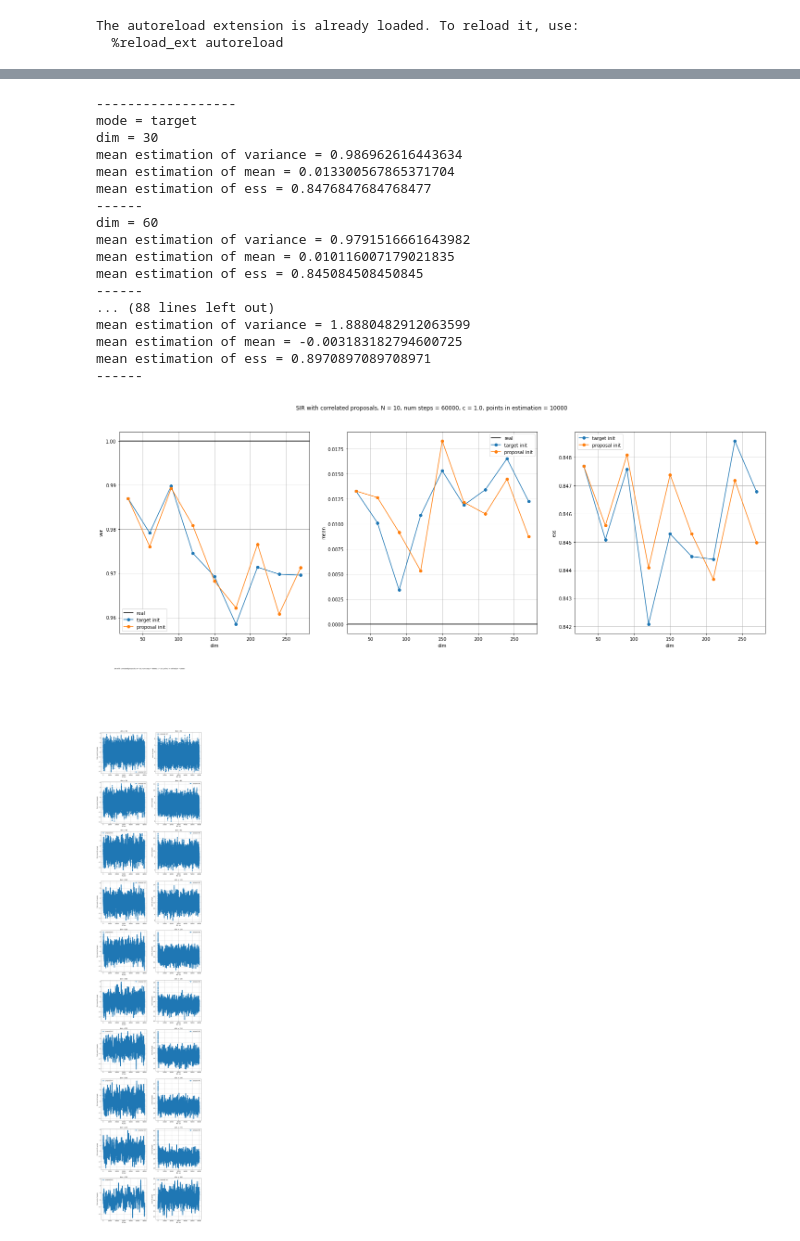
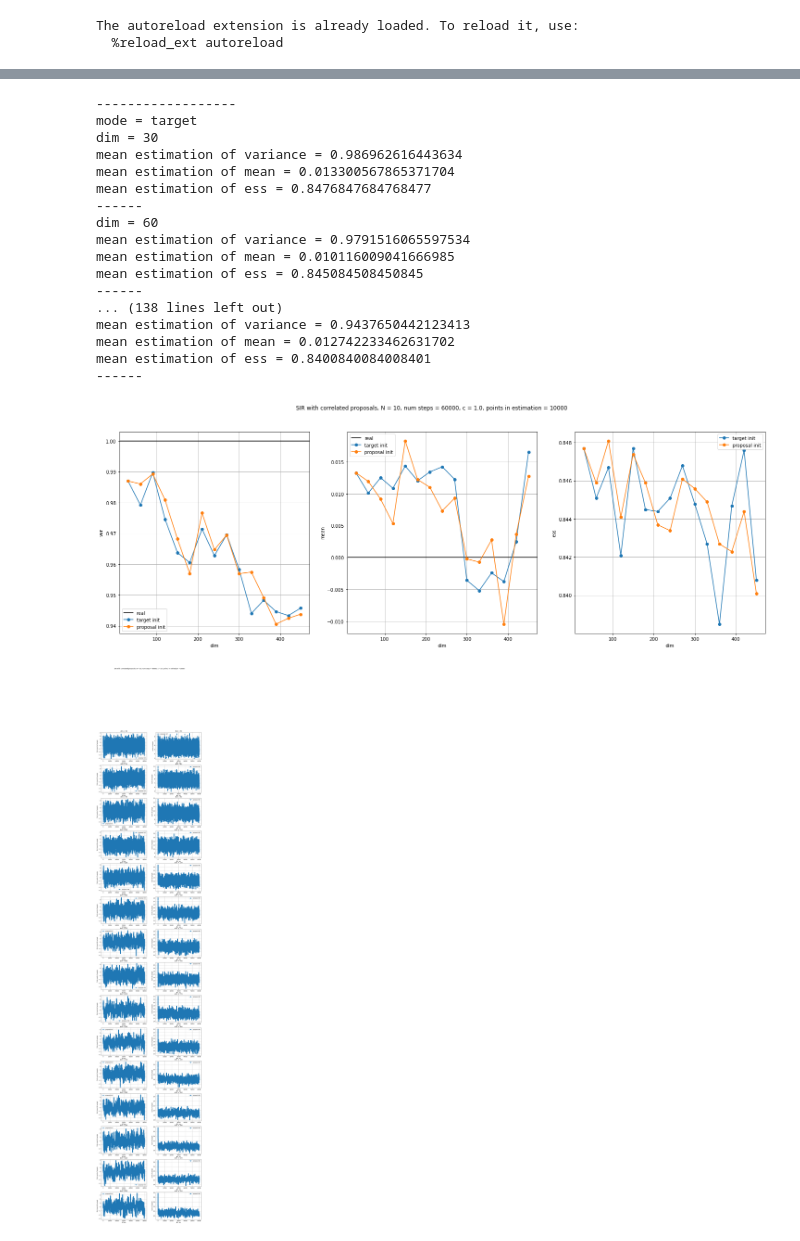
Before and after one commit to premolab/gans_sampling, a Jupyter notebook: notebooks/known_target.ipynb, the cells around one changed output, grey strips where cells are left out. Saved outputs shown, nothing was run; the diff lists cells and outputs as text; code cells hidden in the pictures.

```diff
--- a/notebooks/known_target.ipynb
+++ b/notebooks/known_target.ipynb
@@ -78,7 +83,7 @@ mean estimation of mean = 0.09586745500564575
 mean estimation of ess = 0.0
 ------
 # %%
-fig, axs = plt.subplots(ncols=3, nrows=1, figsize=(25, 10))
+fig, axs = plt.subplots(ncols=3, nrows=1, figsize=(25, 8))
 name = f'SIR with independent proposals, N = {N}, num steps = {n_steps}, points in estimation = {num_points_in_chain}'
 fig.suptitle(name)
 
@@ -143,5 +148,5 @@ plt.show()
 # %%
-dim_arr = [30*(i + 1) for i in range(10)]
+dim_arr = [30*(i + 1) for i in range(15)]
 var_proposal = 2.0
 var_target = 1.0
 scale_proposal = var_proposal ** 0.5
@@ -177,14 +182,14 @@ mean estimation of mean = 0.013300567865371704
 mean estimation of ess = 0.8476847684768477
 ------
 dim = 60
-mean estimation of variance = 0.9791516661643982
-mean estimation of mean = 0.010116007179021835
+mean estimation of variance = 0.9791516065597534
+mean estimation of mean = 0.010116009041666985
 mean estimation of ess = 0.845084508450845
 ------
-... (88 lines left out)
-mean estimation of variance = 1.8880482912063599
-mean estimation of mean = -0.003183182794600725
-mean estimation of ess = 0.8970897089708971
+... (138 lines left out)
+mean estimation of variance = 0.9437650442123413
+mean estimation of mean = 0.012742233462631702
+mean estimation of ess = 0.8400840084008401
 ------
 # %%
 fig, axs = plt.subplots(ncols=3, nrows=1, figsize=(25, 8))
@@ -204,8 +209,8 @@ axs[2].set_ylabel('ess')
 
 modes_to_plot = ['mean_var', 'mean_loc', 'ess']
 for i, mode in enumerate(modes_to_plot):
-    axs[i].plot(dim_arr[:-1], results_corr['target'][mode][:-1], label='target init', marker='o')
-    axs[i].plot(dim_arr[:-1], results_corr['proposal'][mode][:-1], label='proposal init', marker='o')
+    axs[i].plot(dim_arr, results_corr['target'][mode], label='target init', marker='o')
+    axs[i].plot(dim_arr, results_corr['proposal'][mode], label='proposal init', marker='o')
 
 for ax in axs:
     ax.grid()
@@ -213,35 +218,35 @@ for ax in axs:
 
 plt.show()
 # %% [output]
-[figure, old version]
+[figure, new version]
 # %%
-fig, axs = plt.subplots(ncols=2, nrows=10, figsize=(15, 75))
+fig, axs = plt.subplots(ncols=2, nrows=len(dim_arr), figsize=(15, 75))
 name = f'SIR with сorrelated proposals, N = {N}, num steps = {n_steps}, c = {c}, points in estimation = {num_points_in_chain}'
 fig.suptitle(name)
 
 for i, dim in enumerate(dim_arr):
     axs[i][0].set_xlabel('MC iter')
     axs[i][0].set_ylabel('first coord of sample')
     axs[i][0].plot(np.arange(len(results_corr['proposal']['history_first'][i])),
                    results_corr['proposal']['history_first'][i],
                    label=f'proposal init', marker='o')
     axs[i][0].set_title(f'dim = {dim}')
     axs[i][0].grid()
     axs[i][0].legend()
 
     axs[i][1].set_xlabel('MC iter')
     axs[i][1].set_ylabel('norm of sample')
     axs[i][1].plot(np.arange(len(results_corr['proposal']['history_norm'][i])),
                    results_corr['proposal']['history_norm'][i],
                    label='proposal init', marker='o')
     axs[i][1].set_title(f'dim = {dim}')
     axs[i][1].grid()
     axs[i][1].legend()
 
 
 plt.show()
 # %% [output]
-[figure, old version]
+[figure, new version]
 # %%
 dim_arr = [30*(i + 1) for i in range(10)]
 var_proposal = 2.0
```
Also changed, not shown: parts of 16 cells of this notebook, 4 other files.
